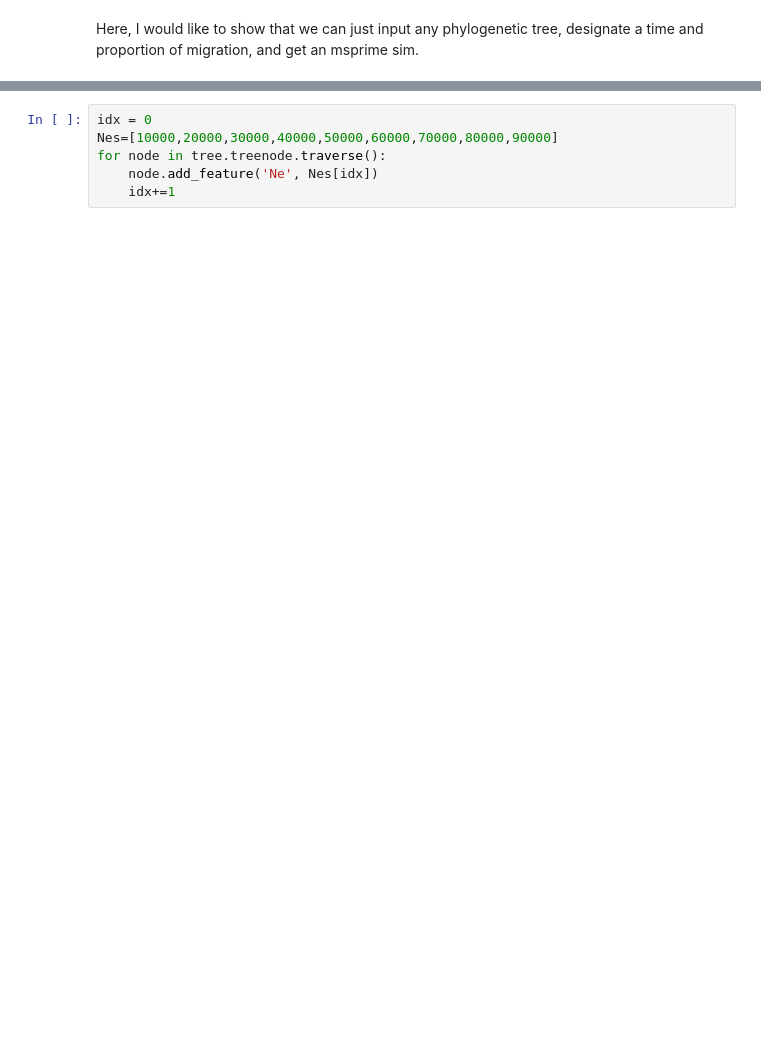
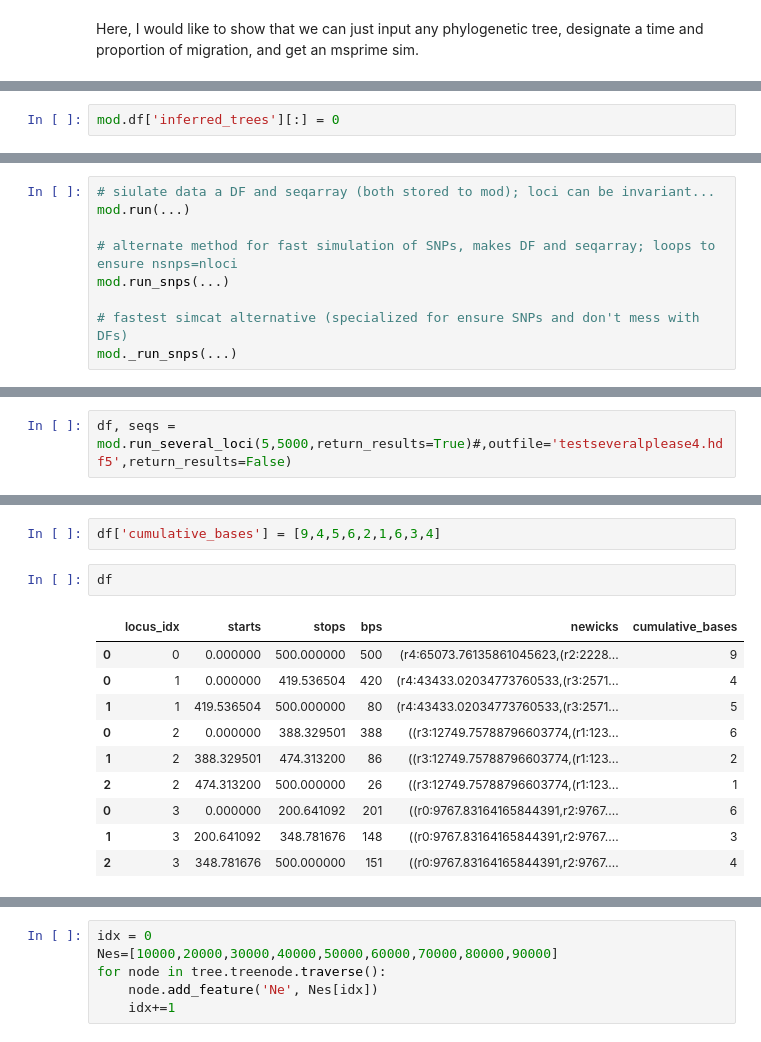
Before and after one commit to pmckenz1/ipcoal, a Jupyter notebook: notebooks/demo.ipynb, the cells around one changed output, grey strips where cells are left out. Cells and saved outputs as stored; diff of their text form; blank space fills up the shorter version.

```diff
--- a/notebooks/demo.ipynb
+++ b/notebooks/demo.ipynb
@@ -184,0 +112,2 @@ tree.draw(node_labels=True, node_sizes=15, tip_labels_align=True);
+# %%
+mod.df['inferred_trees'][:] = 0
@@ -184,0 +128,9 @@ tree.draw(node_labels=True, node_sizes=15, tip_labels_align=True);
+# %%
+# siulate data a DF and seqarray (both stored to mod); loci can be invariant...
+mod.run(...)
+
+# alternate method for fast simulation of SNPs, makes DF and seqarray; loops to ensure nsnps=nloci
+mod.run_snps(...)
+
+# fastest simcat alternative (specialized for ensure SNPs and don't mess with DFs)
+mod._run_snps(...)
@@ -184,0 +185,2 @@ tree.draw(node_labels=True, node_sizes=15, tip_labels_align=True);
+# %%
+df, seqs = mod.run_several_loci(5,5000,return_results=True)#,outfile='testseveralplease4.hdf5',return_results=False)
@@ -184,0 +317,15 @@ tree.draw(node_labels=True, node_sizes=15, tip_labels_align=True);
+# %%
+df['cumulative_bases'] = [9,4,5,6,2,1,6,3,4]
+# %%
+df
+# %% [output]
+|  | locus_idx | starts | stops | bps | newicks | cumulative_bases |
+| 0 | 0 | 0.000000 | 500.000000 | 500 | (r4:65073.76135861045623,(r2:2228... | 9 |
+| 0 | 1 | 0.000000 | 419.536504 | 420 | (r4:43433.02034773760533,(r3:2571... | 4 |
+| 1 | 1 | 419.536504 | 500.000000 | 80 | (r4:43433.02034773760533,(r3:2571... | 5 |
+| 0 | 2 | 0.000000 | 388.329501 | 388 | ((r3:12749.75788796603774,(r1:123... | 6 |
+| 1 | 2 | 388.329501 | 474.313200 | 86 | ((r3:12749.75788796603774,(r1:123... | 2 |
+| 2 | 2 | 474.313200 | 500.000000 | 26 | ((r3:12749.75788796603774,(r1:123... | 1 |
+| 0 | 3 | 0.000000 | 200.641092 | 201 | ((r0:9767.83164165844391,r2:9767.... | 6 |
+| 1 | 3 | 200.641092 | 348.781676 | 148 | ((r0:9767.83164165844391,r2:9767.... | 3 |
+| 2 | 3 | 348.781676 | 500.000000 | 151 | ((r0:9767.83164165844391,r2:9767.... | 4 |
```
Also changed, not shown: parts of 105 cells of this notebook, 10 other files.
